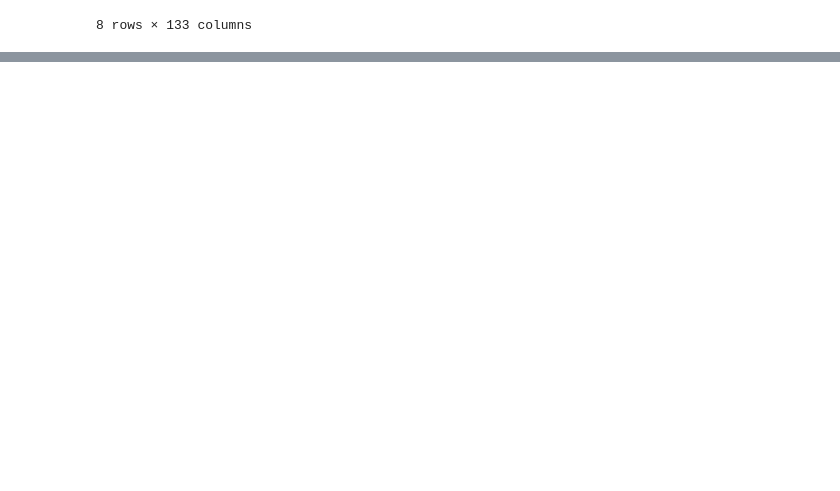
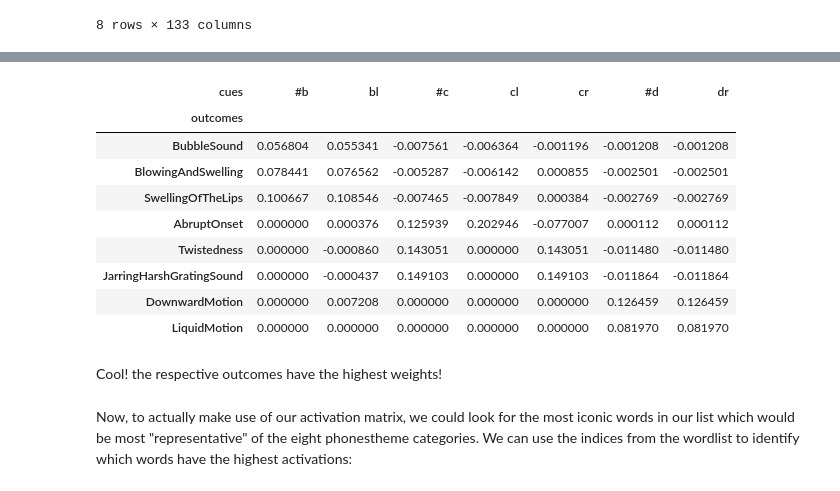
Before and after one commit to BraveMoneyLute/ModelingMorphologyImplementation, a Jupyter notebook: scripts/Phonesthemes.ipynb, the cells around one changed output, grey strips where cells are left out. Saved outputs shown, nothing was run; the diff lists cells and outputs as text; code cells hidden in the pictures; blank space fills up the shorter version.

```diff
--- a/scripts/Phonesthemes.ipynb
+++ b/scripts/Phonesthemes.ipynb
@@ -276,0 +219,17 @@ Cool! the respective outcomes have the highest weights!
+# %%
+weight_matrix[['#b','bl','#c','cl','cr','#d','dr']]
+# %% [output]
+| cues | #b | bl | #c | cl | cr | #d | dr |
+| outcomes |  |  |  |  |  |  |  |
+| BubbleSound | 0.056804 | 0.055341 | -0.007561 | -0.006364 | -0.001196 | -0.001208 | -0.001208 |
+| BlowingAndSwelling | 0.078441 | 0.076562 | -0.005287 | -0.006142 | 0.000855 | -0.002501 | -0.002501 |
+| SwellingOfTheLips | 0.100667 | 0.108546 | -0.007465 | -0.007849 | 0.000384 | -0.002769 | -0.002769 |
+| AbruptOnset | 0.000000 | 0.000376 | 0.125939 | 0.202946 | -0.077007 | 0.000112 | 0.000112 |
+| Twistedness | 0.000000 | -0.000860 | 0.143051 | 0.000000 | 0.143051 | -0.011480 | -0.011480 |
+| JarringHarshGratingSound | 0.000000 | -0.000437 | 0.149103 | 0.000000 | 0.149103 | -0.011864 | -0.011864 |
+| DownwardMotion | 0.000000 | 0.007208 | 0.000000 | 0.000000 | 0.000000 | 0.126459 | 0.126459 |
+| LiquidMotion | 0.000000 | 0.000000 | 0.000000 | 0.000000 | 0.000000 | 0.081970 | 0.081970 |
+# %% [markdown]
+Cool! the respective outcomes have the highest weights!
+# %% [markdown]
+Now, to actually make use of our activation matrix, we could look for the most iconic words in our list which would be most "representative" of the eight phonestheme categories. We can use the indices from the  wordlist to identify which words have the highest activations:
```
Also changed, not shown: parts of 15 cells of this notebook.
